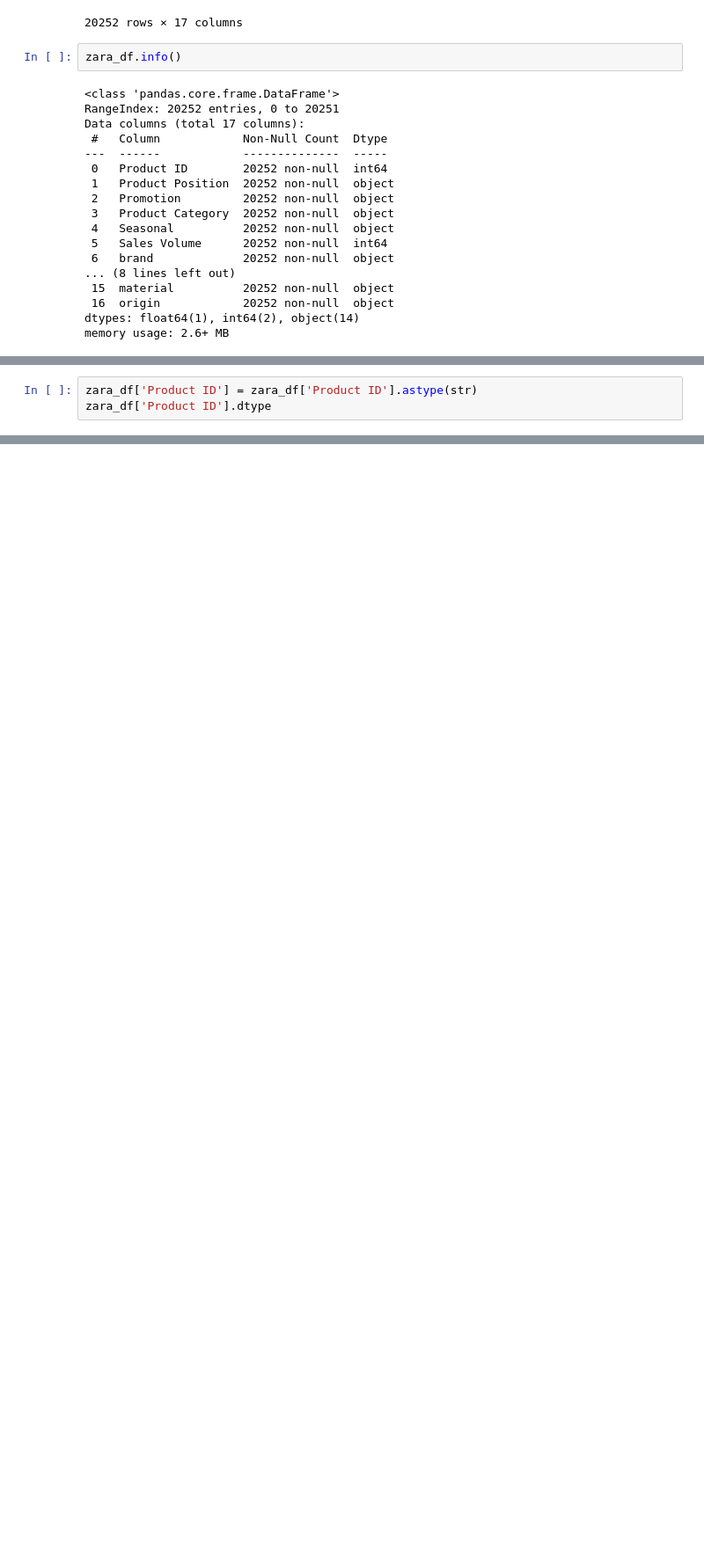
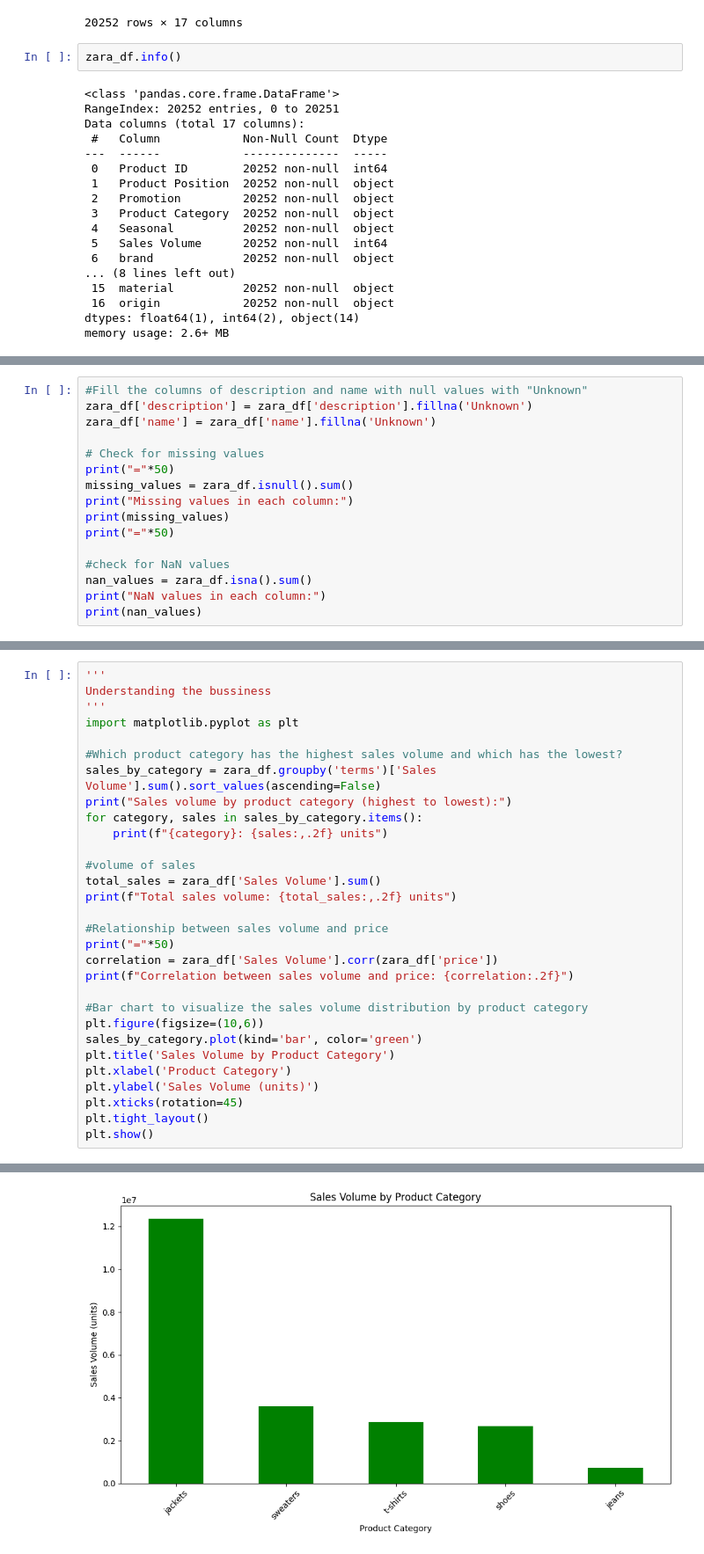
Before and after one commit to SantiLopBla/Zara-Sales-EDA, a Jupyter notebook: analysis.ipynb, the cells around one changed output, grey strips where cells are left out. Shown at 88% size. Drawn from its saved outputs; the diff is of its cells as text; blank space fills up the shorter version.

```diff
--- a/analysis.ipynb
+++ b/analysis.ipynb
@@ -100,3 +41,0 @@ zara_df.describe()
-# %%
-zara_df['Product ID'] = zara_df['Product ID'].astype(str)
-zara_df['Product ID'].dtype
@@ -157,0 +80,16 @@ Zara vende mas sus productos entre 20-40 dolares. Son pocos los articulos que so
+# %%
+#Fill the columns of description and name with null values with "Unknown"
+zara_df['description'] = zara_df['description'].fillna('Unknown')
+zara_df['name'] = zara_df['name'].fillna('Unknown')
+
+# Check for missing values
+print("="*50)
+missing_values = zara_df.isnull().sum()
+print("Missing values in each column:")
+print(missing_values)
+print("="*50)
+
+#check for NaN values
+nan_values = zara_df.isna().sum()
+print("NaN values in each column:")
+print(nan_values)
@@ -157,0 +116,31 @@ Zara vende mas sus productos entre 20-40 dolares. Son pocos los articulos que so
+# %%
+'''
+Understanding the bussiness
+'''
+import matplotlib.pyplot as plt
+
+#Which product category has the highest sales volume and which has the lowest?
+sales_by_category = zara_df.groupby('terms')['Sales Volume'].sum().sort_values(ascending=False)
+print("Sales volume by product category (highest to lowest):")
+for category, sales in sales_by_category.items():
+    print(f"{category}: {sales:,.2f} units")
+
+#volume of sales
+total_sales = zara_df['Sales Volume'].sum()
+print(f"Total sales volume: {total_sales:,.2f} units")
+
+#Relationship between sales volume and price
+print("="*50)
+correlation = zara_df['Sales Volume'].corr(zara_df['price'])
+print(f"Correlation between sales volume and price: {correlation:.2f}")
+
+#Bar chart to visualize the sales volume distribution by product category
+plt.figure(figsize=(10,6))
+sales_by_category.plot(kind='bar', color='green')
+plt.title('Sales Volume by Product Category')
+plt.xlabel('Product Category')
+plt.ylabel('Sales Volume (units)')
+plt.xticks(rotation=45)
+plt.tight_layout()
+plt.show()
+# %% [output]
@@ -157,0 +156 @@ Zara vende mas sus productos entre 20-40 dolares. Son pocos los articulos que so
+[figure, added]
```
Also changed, not shown: parts of 23 cells of this notebook.
